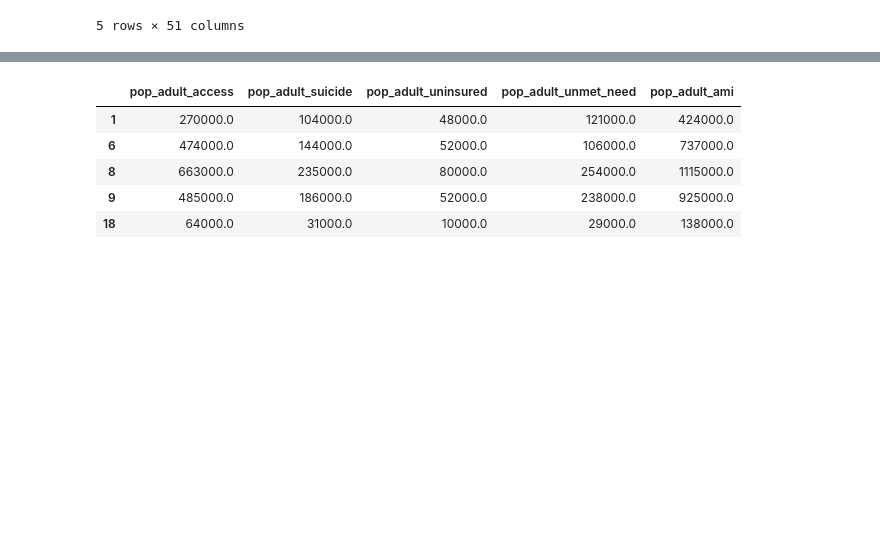
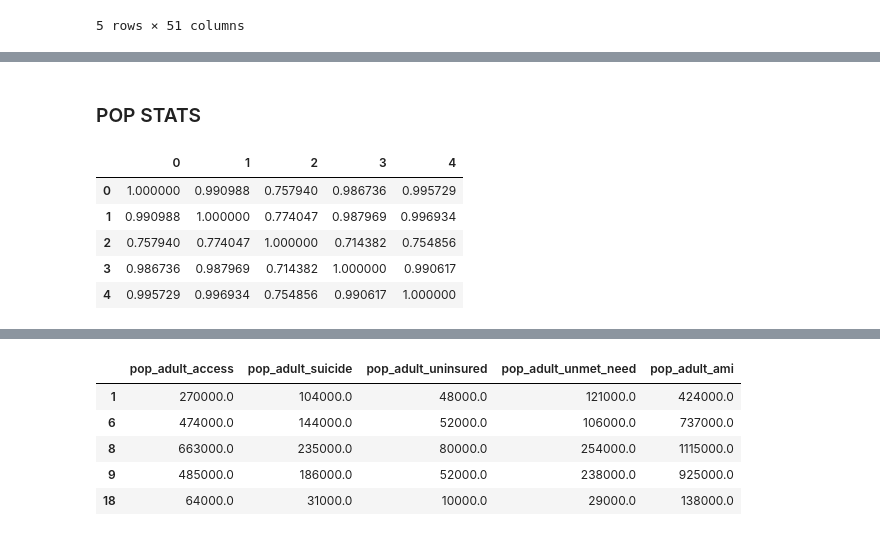
Before and after one commit to NoahToomeyBC/project-vu, a Jupyter notebook: dataconn_explore/dataconn.ipynb, the cells around one changed output, grey strips where cells are left out. Drawn from its saved outputs; the diff is of its cells as text; code cells hidden in the pictures; blank space fills up the shorter version.

Commit message:
data exploration

```diff
--- a/dataconn_explore/dataconn.ipynb
+++ b/dataconn_explore/dataconn.ipynb
@@ -222,0 +226,2 @@ adult_precent_corr
+# %% [markdown]
+### POP STATS
@@ -222,0 +230,10 @@ adult_precent_corr
+# %%
+adult_pop_corr=pd.DataFrame(np.corrcoef(adult_pop_2020_nona.T))
+adult_pop_corr
+# %% [output]
+|  | 0 | 1 | 2 | 3 | 4 |
+| 0 | 1.000000 | 0.990988 | 0.757940 | 0.986736 | 0.995729 |
+| 1 | 0.990988 | 1.000000 | 0.774047 | 0.987969 | 0.996934 |
+| 2 | 0.757940 | 0.774047 | 1.000000 | 0.714382 | 0.754856 |
+| 3 | 0.986736 | 0.987969 | 0.714382 | 1.000000 | 0.990617 |
+| 4 | 0.995729 | 0.996934 | 0.754856 | 0.990617 | 1.000000 |
```
Also changed, not shown: parts of 27 cells of this notebook.
